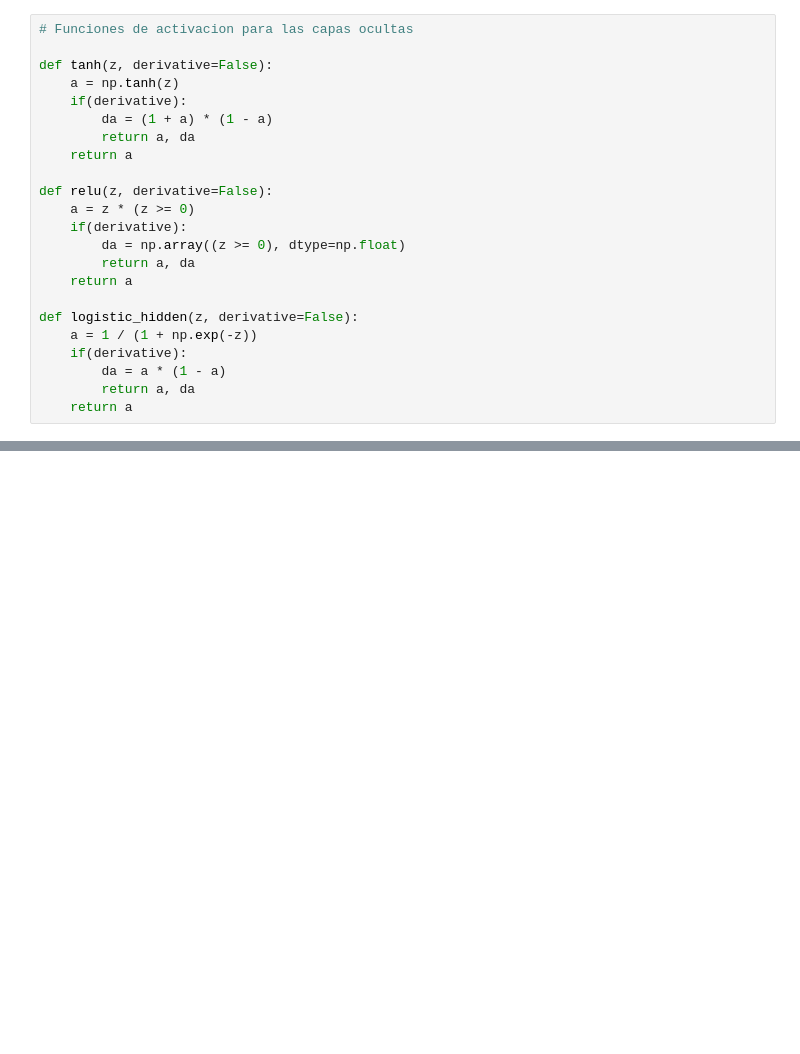
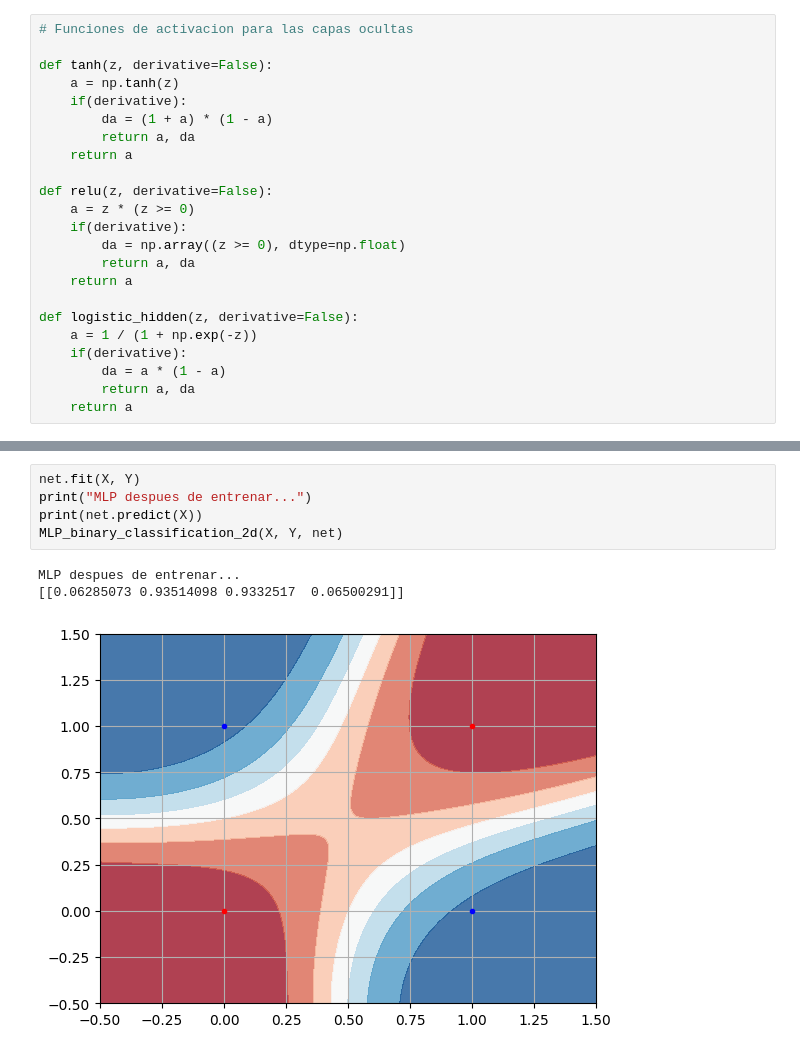
Before and after one commit to viccubas/autonomous_driving, a Jupyter notebook: MLP.ipynb, the cells around one changed output, grey strips where cells are left out. Drawn from its saved outputs; the diff is of its cells as text; blank space fills up the shorter version.

```diff
--- a/MLP.ipynb
+++ b/MLP.ipynb
@@ -110,0 +149,9 @@ class MLP:
+# %%
+net.fit(X, Y)
+print("MLP despues de entrenar...")
+print(net.predict(X))
+MLP_binary_classification_2d(X, Y, net)
+# %% [output]
+MLP despues de entrenar...
+[[0.06285073 0.93514098 0.9332517  0.06500291]]
+[figure, added]
```
Also changed, not shown: parts of 4 cells of this notebook, 8 other files.
